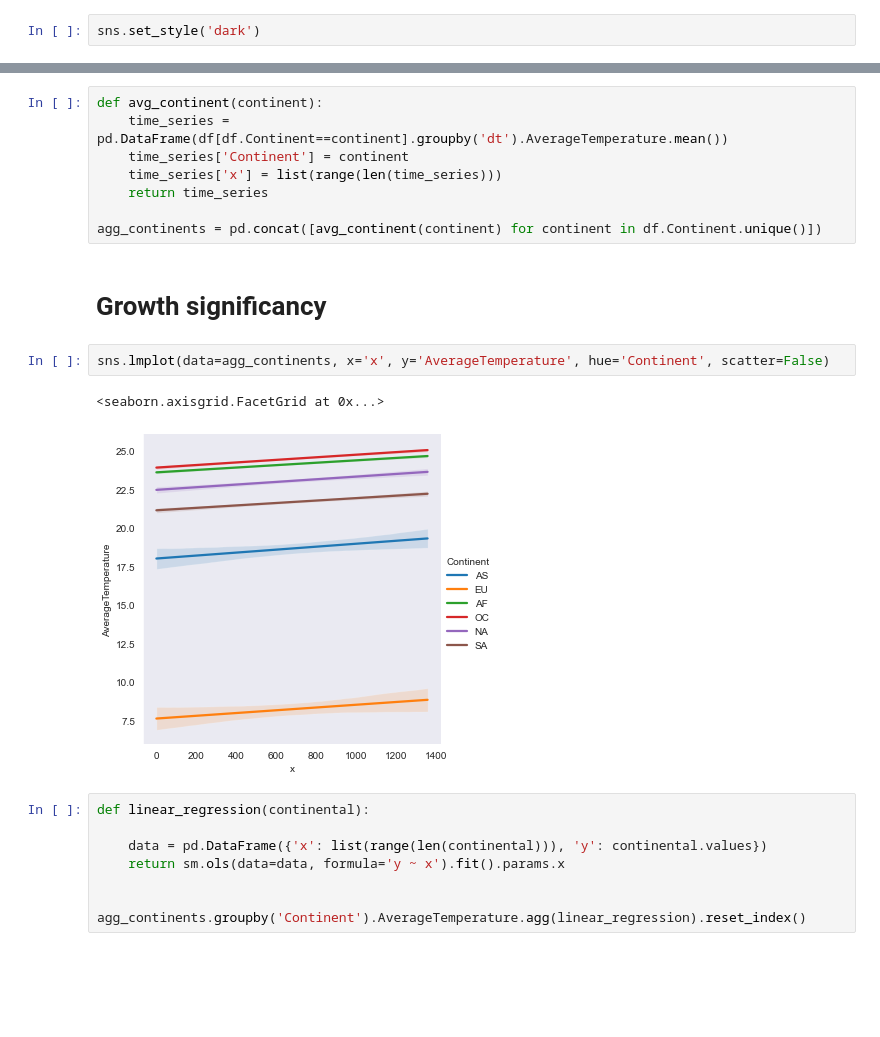
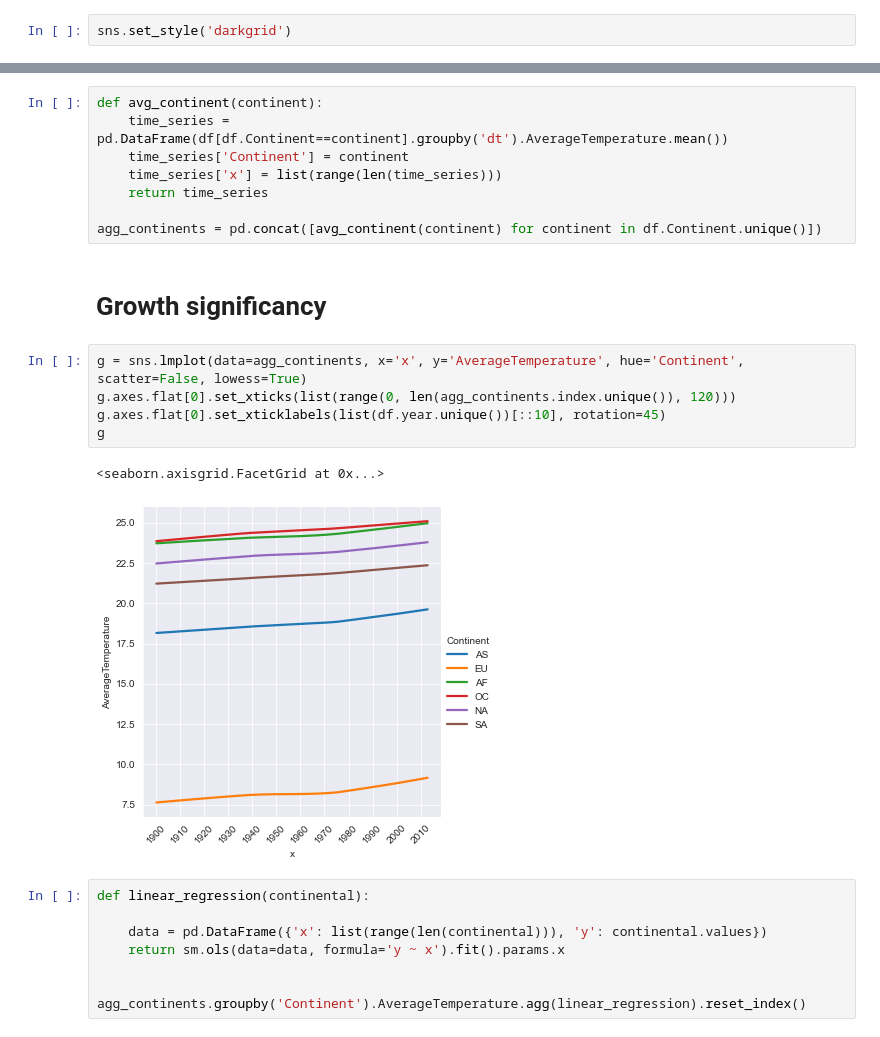
Before and after one commit to Manik2000/time-series-prediction, a Jupyter notebook: EDA.ipynb, the cells around one changed output, grey strips where cells are left out. Saved outputs shown, nothing was run; the diff lists cells and outputs as text; blank space fills up the shorter version.

Commit message:
Update EDA plots

```diff
--- a/EDA.ipynb
+++ b/EDA.ipynb
@@ -9,4 +9,4 @@ import statsmodels.formula.api as sm
 from statsmodels.tsa.seasonal import STL
 from scipy.stats import pearsonr
 # %%
-sns.set_style('dark')
+sns.set_style('darkgrid')
@@ -102,13 +102,16 @@ def avg_continent(continent):
     return time_series
 
 agg_continents = pd.concat([avg_continent(continent) for continent in df.Continent.unique()])
-# %% [markdown]
-# Growth significancy
+# %% [markdown]
+# Growth significancy
 # %%
-sns.lmplot(data=agg_continents, x='x', y='AverageTemperature', hue='Continent', scatter=False)
+g = sns.lmplot(data=agg_continents, x='x', y='AverageTemperature', hue='Continent', scatter=False, lowess=True)
+g.axes.flat[0].set_xticks(list(range(0, len(agg_continents.index.unique()), 120)))
+g.axes.flat[0].set_xticklabels(list(df.year.unique())[::10], rotation=45)
+g
 # %% [output]
 <seaborn.axisgrid.FacetGrid at 0x...>
-[figure, old version]
+[figure, new version]
 # %%
 def linear_regression(continental):
 
```
Also changed, not shown: parts of 12 cells of this notebook.
